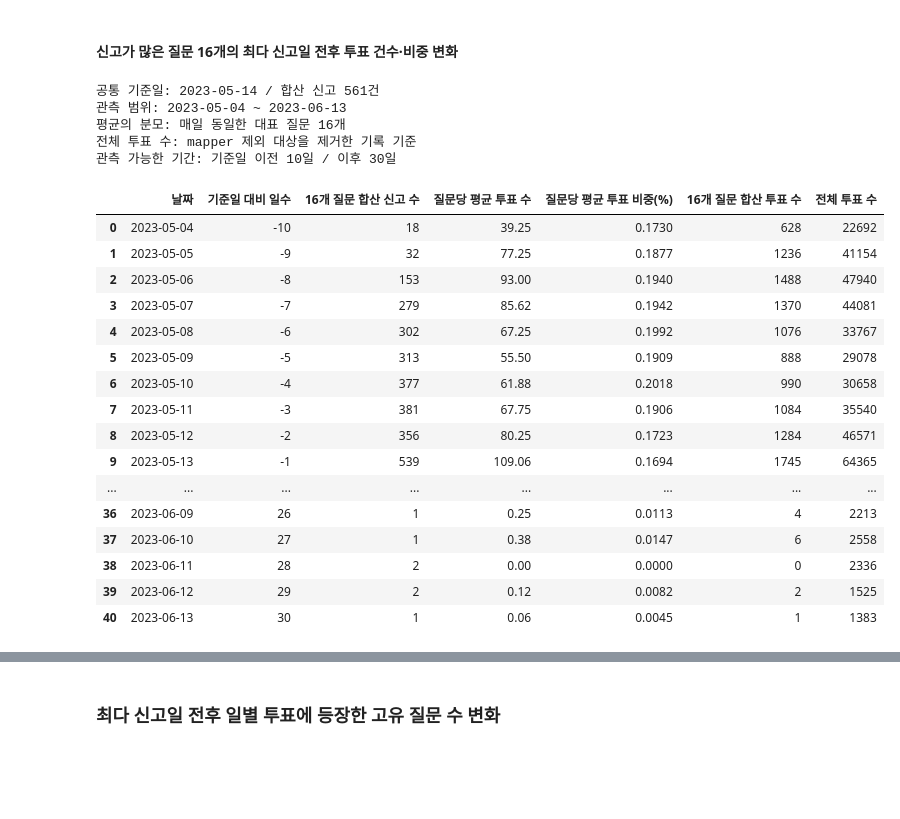
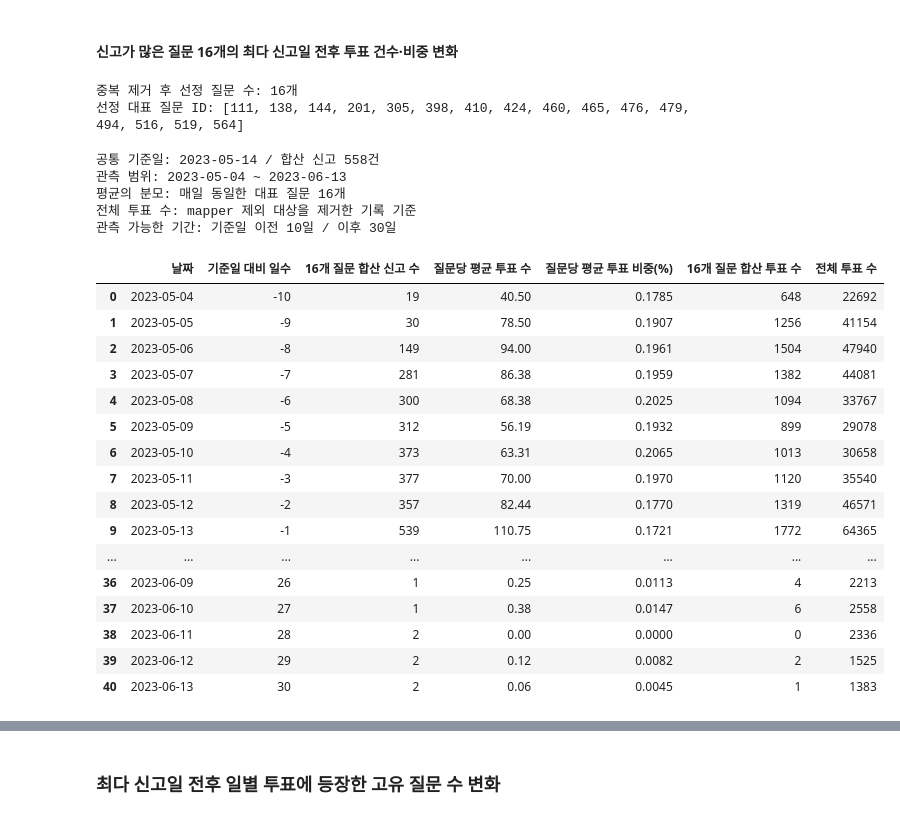
Before and after one commit to qet0506/codeit-sns-moderation, a Jupyter notebook: eda.ipynb, the cells around one changed output, grey strips where cells are left out. Cells and saved outputs as stored; diff of their text form; code cells hidden in the pictures; blank space fills up the shorter version.

```diff
--- a/eda.ipynb
+++ b/eda.ipynb
@@ -569,9 +635,9 @@ else:
 # %% [markdown]
 ### 질문 신고 순위
 # %%
-# 긍정적 사유 제외
+# 제외 유저 필터 적용 후, 긍정적 사유 제외
 positive_mask = (
-    df_questionreport_clean["reason"]
+    df_questionreport_filtered["reason"]
     .astype("string")
     .str.strip()
     .eq("어떻게 이런 생각을? 이 질문 최고!")
@@ -2680,13 +2924,40 @@ import pandas as pd
 
 mapper = QuestionIdMapper()
 
-# 대표 질문 ID 16개
-question_ids = [
-    111, 138, 144, 305, 398, 410, 424, 460,
-    465, 476, 477, 479, 494, 516, 519, 564,
+# 전체·성별·학교급별 Top 10 질문을 합치고 중복 제거
+# 앞선 전체·성별·학교급별 순위 집계 셀을 먼저 실행해주세요.
+
+question_id_sources = [
+    # 전체 Top 10
+    df_question_report_top10["대표 질문 ID"].dropna().head(10),
+
+    # 성별 각각 Top 10
+    df_gender_question_top50["여학생 대표 질문 ID"].dropna().head(10),
+    df_gender_question_top50["남학생 대표 질문 ID"].dropna().head(10),
+
+    # 학교급별 각각 Top 10
+    df_school_question_top50["중학교 대표 질문 ID"].dropna().head(10),
+    df_school_question_top50["고등학교 대표 질문 ID"].dropna().head(10),
 ]
 
+question_ids = (
+    pd.to_numeric(
+        pd.concat(question_id_sources, ignore_index=True),
+        errors="raise",
+    )
+    .astype("int64")
+    .drop_duplicates()
+    .sort_values()
+    .tolist()
+)
+
 n_questions = len(question_ids)
+
+if n_questions == 0:
+    raise ValueError("선정된 질문이 없습니다. 앞선 순위 집계 셀을 확인해주세요.")
+
+print(f"중복 제거 후 선정 질문 수: {n_questions:,}개")
+print("선정 대표 질문 ID:", question_ids)
 
 target_reasons = [
     "그냥 싫어",
@@ -2851,54 +3122,56 @@ df_daily_question_average = df_daily_question_average[[
     "질문당 평균 투표 수",
     "질문당 평균 투표 비중(%)",
     vote_sum_col,
     "전체 투표 수",
 ]]
 
 print(
     f"공통 기준일: {reference_date:%Y-%m-%d}"
     f" / 합산 신고 {daily_reports.loc[reference_date]:,}건"
 )
 print(
     f"관측 범위: {start_date:%Y-%m-%d}"
     f" ~ {end_date:%Y-%m-%d}"
 )
 print(f"평균의 분모: 매일 동일한 대표 질문 {n_questions}개")
 print("전체 투표 수: mapper 제외 대상을 제거한 기록 기준")
 print(
     f"관측 가능한 기간: 기준일 이전 "
     f"{(reference_date - start_date).days}일"
     f" / 이후 {(end_date - reference_date).days}일"
 )
 
 display(
     df_daily_question_average.round({
         "질문당 평균 투표 수": 2,
         "질문당 평균 투표 비중(%)": 4,
     })
 )
 # %% [output]
-공통 기준일: 2023-05-14 / 합산 신고 561건
-관측 범위: 2023-05-04 ~ 2023-06-13
-평균의 분모: 매일 동일한 대표 질문 16개
-전체 투표 수: mapper 제외 대상을 제거한 기록 기준
-관측 가능한 기간: 기준일 이전 10일 / 이후 30일
+중복 제거 후 선정 질문 수: 16개
+선정 대표 질문 ID: [111, 138, 144, 201, 305, 398, 410, 424, 460, 465, 476, 479, 494, 516, 519, 564]
+공통 기준일: 2023-05-14 / 합산 신고 558건
+관측 범위: 2023-05-04 ~ 2023-06-13
+평균의 분모: 매일 동일한 대표 질문 16개
+전체 투표 수: mapper 제외 대상을 제거한 기록 기준
+관측 가능한 기간: 기준일 이전 10일 / 이후 30일
 |  | 날짜 | 기준일 대비 일수 | 16개 질문 합산 신고 수 | 질문당 평균 투표 수 | 질문당 평균 투표 비중(%) | 16개 질문 합산 투표 수 | 전체 투표 수 |
-| 0 | 2023-05-04 | -10 | 18 | 39.25 | 0.1730 | 628 | 22692 |
-| 1 | 2023-05-05 | -9 | 32 | 77.25 | 0.1877 | 1236 | 41154 |
-| 2 | 2023-05-06 | -8 | 153 | 93.00 | 0.1940 | 1488 | 47940 |
-| 3 | 2023-05-07 | -7 | 279 | 85.62 | 0.1942 | 1370 | 44081 |
-| 4 | 2023-05-08 | -6 | 302 | 67.25 | 0.1992 | 1076 | 33767 |
-| 5 | 2023-05-09 | -5 | 313 | 55.50 | 0.1909 | 888 | 29078 |
-| 6 | 2023-05-10 | -4 | 377 | 61.88 | 0.2018 | 990 | 30658 |
-| 7 | 2023-05-11 | -3 | 381 | 67.75 | 0.1906 | 1084 | 35540 |
-| 8 | 2023-05-12 | -2 | 356 | 80.25 | 0.1723 | 1284 | 46571 |
-| 9 | 2023-05-13 | -1 | 539 | 109.06 | 0.1694 | 1745 | 64365 |
+| 0 | 2023-05-04 | -10 | 19 | 40.50 | 0.1785 | 648 | 22692 |
+| 1 | 2023-05-05 | -9 | 30 | 78.50 | 0.1907 | 1256 | 41154 |
+| 2 | 2023-05-06 | -8 | 149 | 94.00 | 0.1961 | 1504 | 47940 |
+| 3 | 2023-05-07 | -7 | 281 | 86.38 | 0.1959 | 1382 | 44081 |
+| 4 | 2023-05-08 | -6 | 300 | 68.38 | 0.2025 | 1094 | 33767 |
+| 5 | 2023-05-09 | -5 | 312 | 56.19 | 0.1932 | 899 | 29078 |
+| 6 | 2023-05-10 | -4 | 373 | 63.31 | 0.2065 | 1013 | 30658 |
+| 7 | 2023-05-11 | -3 | 377 | 70.00 | 0.1970 | 1120 | 35540 |
+| 8 | 2023-05-12 | -2 | 357 | 82.44 | 0.1770 | 1319 | 46571 |
+| 9 | 2023-05-13 | -1 | 539 | 110.75 | 0.1721 | 1772 | 64365 |
 | ... | ... | ... | ... | ... | ... | ... | ... |
 | 36 | 2023-06-09 | 26 | 1 | 0.25 | 0.0113 | 4 | 2213 |
 | 37 | 2023-06-10 | 27 | 1 | 0.38 | 0.0147 | 6 | 2558 |
 | 38 | 2023-06-11 | 28 | 2 | 0.00 | 0.0000 | 0 | 2336 |
 | 39 | 2023-06-12 | 29 | 2 | 0.12 | 0.0082 | 2 | 1525 |
-| 40 | 2023-06-13 | 30 | 1 | 0.06 | 0.0045 | 1 | 1383 |
+| 40 | 2023-06-13 | 30 | 2 | 0.06 | 0.0045 | 1 | 1383 |
 # %%
 import pandas as pd
 import matplotlib.pyplot as plt
```
Also changed, not shown: parts of 108 cells of this notebook.
